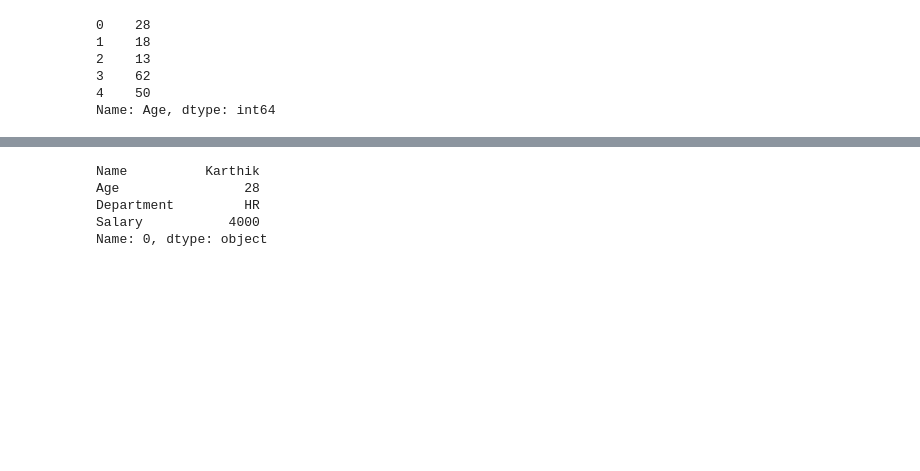
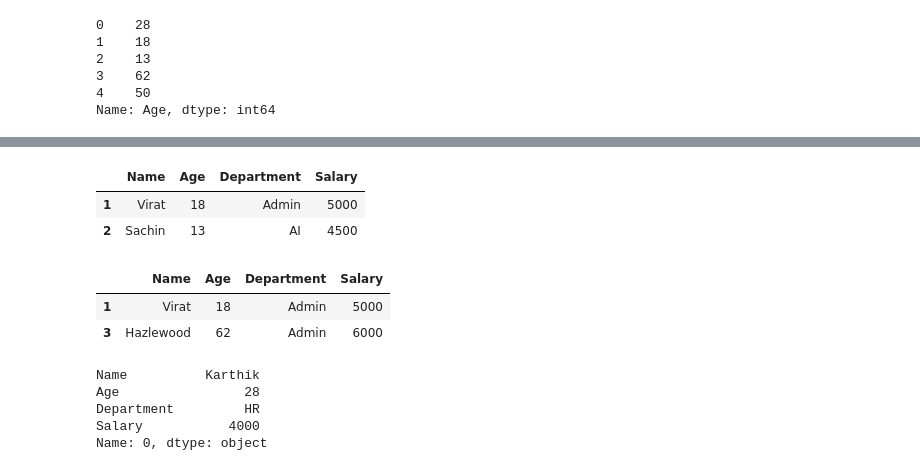
Before and after one commit to karthik-k11/Data-Science-Libraries-Practice, a Jupyter notebook: Pandas_Practice.ipynb, the cells around one changed output, grey strips where cells are left out. Saved outputs shown, nothing was run; the diff lists cells and outputs as text; code cells hidden in the pictures; blank space fills up the shorter version.

```diff
--- a/Pandas_Practice.ipynb
+++ b/Pandas_Practice.ipynb
@@ -263,3 +273,15 @@ Name: Age, dtype: int64
+# %%
+df[1:3]
+# %% [output]
+|  | Name | Age | Department | Salary |
+| 1 | Virat | 18 | Admin | 5000 |
+| 2 | Sachin | 13 | AI | 4500 |
+# %%
+df[1:10:2]
+# %% [output]
+|  | Name | Age | Department | Salary |
+| 1 | Virat | 18 | Admin | 5000 |
+| 3 | Hazlewood | 62 | Admin | 6000 |
 # %%
 ## To select Rows
 ## loc:- label based
```
Also changed, not shown: parts of 1 cell of this notebook.
